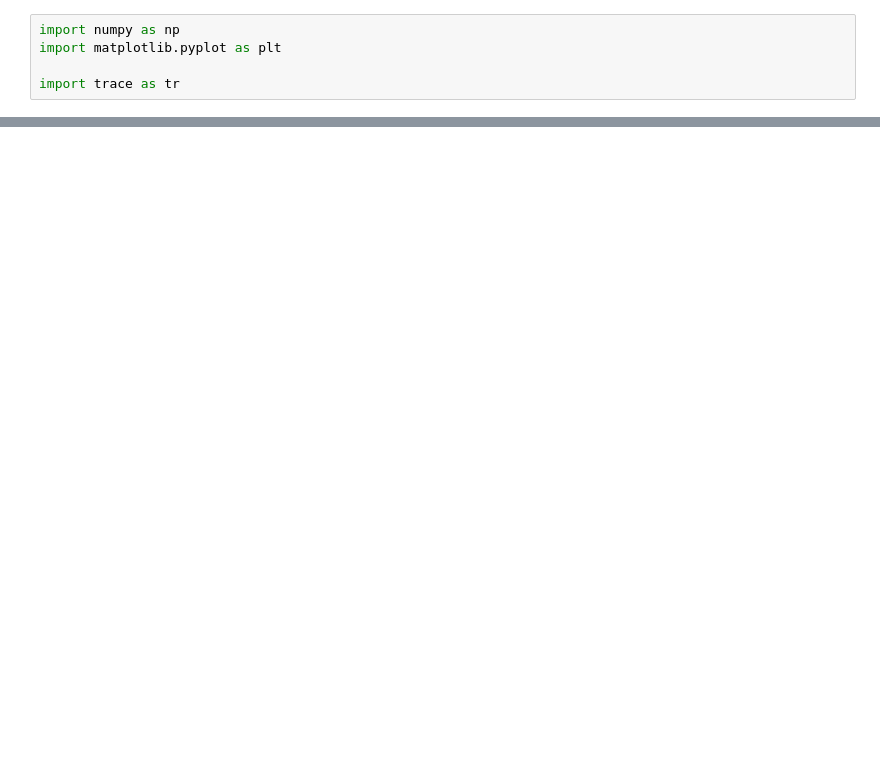
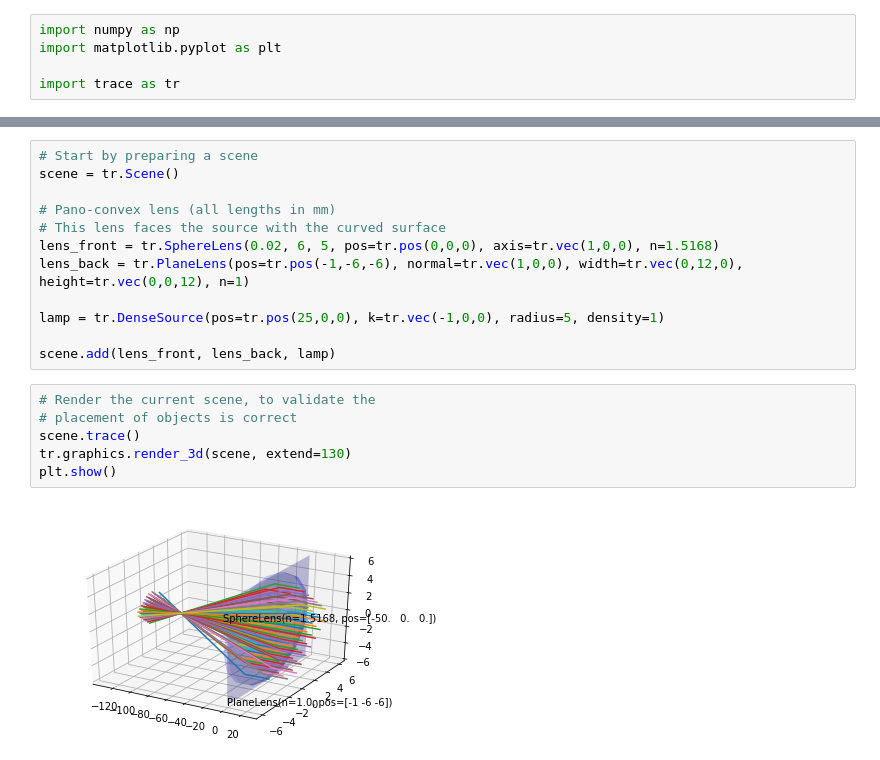
Before and after one commit to dyedgreen/labs-ray-tracing, a Jupyter notebook: Demo.ipynb, the cells around one changed output, grey strips where cells are left out. Drawn from its saved outputs; the diff is of its cells as text; blank space fills up the shorter version.

```diff
--- a/Demo.ipynb
+++ b/Demo.ipynb
@@ -34,0 +50,20 @@ plt.show()
+# %%
+# Start by preparing a scene
+scene = tr.Scene()
+
+# Pano-convex lens (all lengths in mm)
+# This lens faces the source with the curved surface
+lens_front = tr.SphereLens(0.02, 6, 5, pos=tr.pos(0,0,0), axis=tr.vec(1,0,0), n=1.5168)
+lens_back = tr.PlaneLens(pos=tr.pos(-1,-6,-6), normal=tr.vec(1,0,0), width=tr.vec(0,12,0), height=tr.vec(0,0,12), n=1)
+
+lamp = tr.DenseSource(pos=tr.pos(25,0,0), k=tr.vec(-1,0,0), radius=5, density=1)
+
+scene.add(lens_front, lens_back, lamp)
+# %%
+# Render the current scene, to validate the
+# placement of objects is correct
+scene.trace()
+tr.graphics.render_3d(scene, extend=130)
+plt.show()
+# %% [output]
+[figure, added]
```
Also changed, not shown: parts of 16 cells of this notebook.
